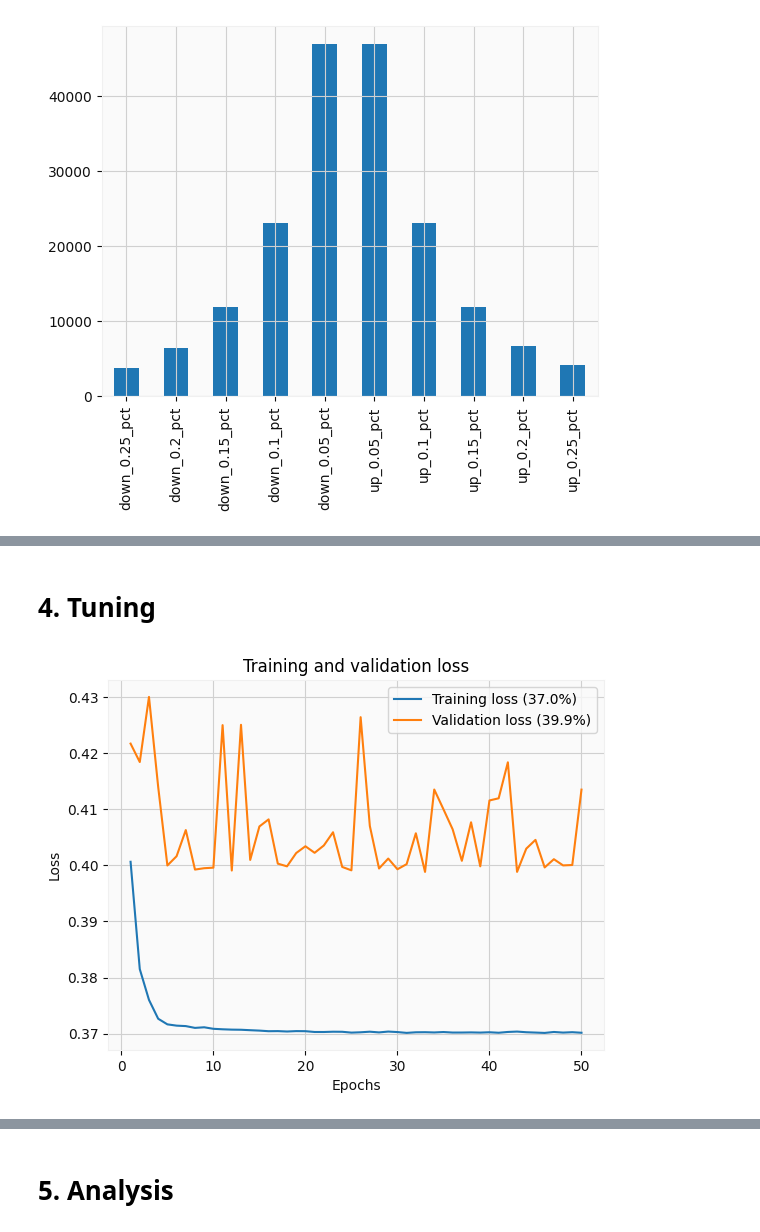
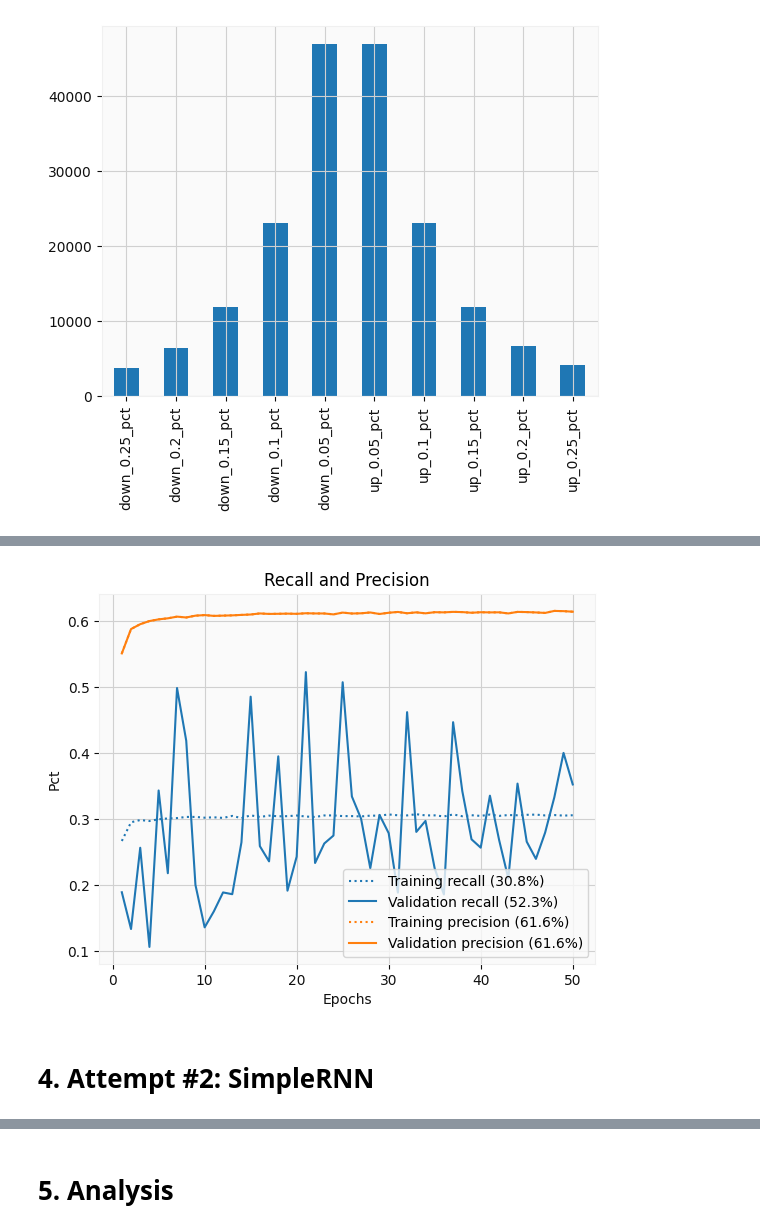
Before and after one commit to itsjohnward/pbc, a Jupyter notebook: pbc-analysis.ipynb, the cells around one changed output, grey strips where cells are left out. Cells and saved outputs as stored; diff of their text form; code cells hidden in the pictures.

Commit message:
feat: add simpleRNN

```diff
--- a/pbc-analysis.ipynb
+++ b/pbc-analysis.ipynb
@@ -265,23 +304,46 @@ display(test_predictions(model))
+# %%
+def plot_recall_precision(history):
+    fig, axis = plt.subplots()
+
+    color = next(axis._get_lines.prop_cycler)['color']
+    recall = history.history.get('recall') or history.history.get('recall_13')
+    val_recall = history.history.get('val_recall')  or history.history.get('val_recall_13')
+
+    epochs = range(1, len(recall) + 1)
+
+    axis.plot(epochs,
+             recall,
+             color=color,
+             linestyle='dotted',
+             label='Training recall ({:.3}%)'.format(max(recall)*100))
+    axis.plot(epochs,
+             val_recall,
+             color=color,
+             label='Validation recall ({:.3}%)'.format(max(val_recall)*100))
+
+    color = next(axis._get_lines.prop_cycler)['color']
+    precision = history.history.get('precision')  or history.history.get('precision_13')
+    val_precision = history.history.get('val_precision')  or history.history.get('precision_13')
+
+    axis.plot(epochs,
+             precision,
+             color=color,
+             linestyle='dotted',
+             label='Training precision ({:.3}%)'.format(max(precision)*100))
+    axis.plot(epochs,
+             val_precision,
+             color=color,
+             label='Validation precision ({:.3}%)'.format(max(val_precision)*100))
+
+    axis.set_title('Recall and Precision')
+    axis.set_xlabel('Epochs')
+    axis.set_ylabel('Pct')
+    axis.legend()
+
+    plt.show()
+
+plot_recall_precision(history)
+# %% [output]
+[figure, added]
 # %% [markdown]
-# 4. Tuning
+# 4. Attempt #2: SimpleRNN
-# %%
-import matplotlib.pyplot as plt
-
-def plot_loss(history):
-    loss = history.history['loss']
-    val_loss = history.history['val_loss']
-
-    epochs = range(1, len(loss) + 1)
-
-    plt.plot(epochs, loss, label='Training loss ({:.3}%)'.format(min(loss)*100))
-    plt.plot(epochs, val_loss, label='Validation loss ({:.3}%)'.format(min(val_loss)*100))
-    plt.title('Training and validation loss')
-    plt.xlabel('Epochs')
-    plt.ylabel('Loss')
-    plt.legend()
-
-    plt.show()
-
-plot_loss(history)
-# %% [output]
-[figure, removed]
```
Also changed, not shown: parts of 20 cells of this notebook.
